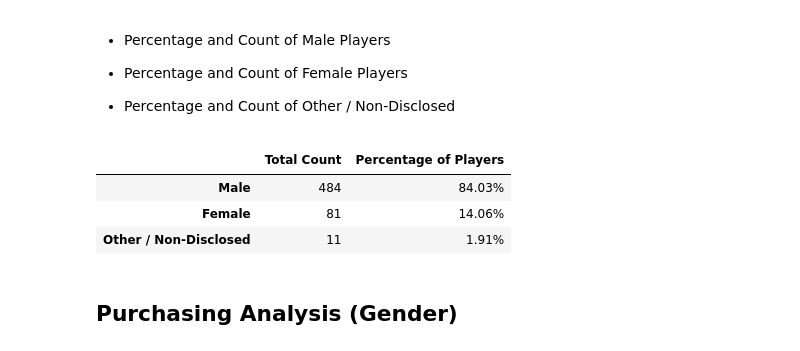
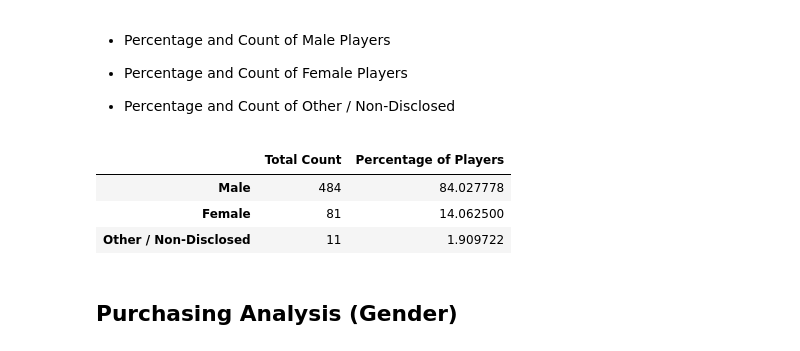
Before and after one commit to ermcgrew/pandas-challenge, a Jupyter notebook: HeroesOfPymoli/Main.ipynb, the cells around one changed output. Drawn from its saved outputs; the diff is of its cells as text; code cells hidden in the pictures.

```diff
--- a/HeroesOfPymoli/Main.ipynb
+++ b/HeroesOfPymoli/Main.ipynb
@@ -72,24 +72,31 @@ summary_df
 
 * Percentage and Count of Other / Non-Disclosed
 # %%
-purchase_data_nodupes_df = purchase_data.drop_duplicates(subset="SN") #keep only unique users
+#use only unique users
+purchase_data_nodupes_df = purchase_data.drop_duplicates(subset="SN")
 
+#count for users of each gender
 gender_count = purchase_data_nodupes_df["Gender"].value_counts()
+
+#create DF to hold info
 gender_demo_df = pd.DataFrame(gender_count)
 
+#rename columns
 gender_demos_df2 = gender_demo_df.rename(columns={"Gender": "Total Count"})
 
+#percent of total players for each gender
 percent = ((gender_demos_df2["Total Count"])/player_count) *100
 
+#add to DF
 gender_demos_df2["Percentage of Players"] = percent
-gender_demos_df2["Percentage of Players"] = gender_demos_df2["Percentage of Players"].map("{:.2f}%".format)
+#gender_demos_df2["Percentage of Players"] = gender_demos_df2["Percentage of Players"].map("{:.2f}%".format)
 
 gender_demos_df2
 # %% [output]
 |  | Total Count | Percentage of Players |
-| Male | 484 | 84.03% |
-| Female | 81 | 14.06% |
-| Other / Non-Disclosed | 11 | 1.91% |
+| Male | 484 | 84.027778 |
+| Female | 81 | 14.062500 |
+| Other / Non-Disclosed | 11 | 1.909722 |
 # %% [markdown]
 
 ## Purchasing Analysis (Gender)
```
Also changed, not shown: parts of 6 cells of this notebook.
